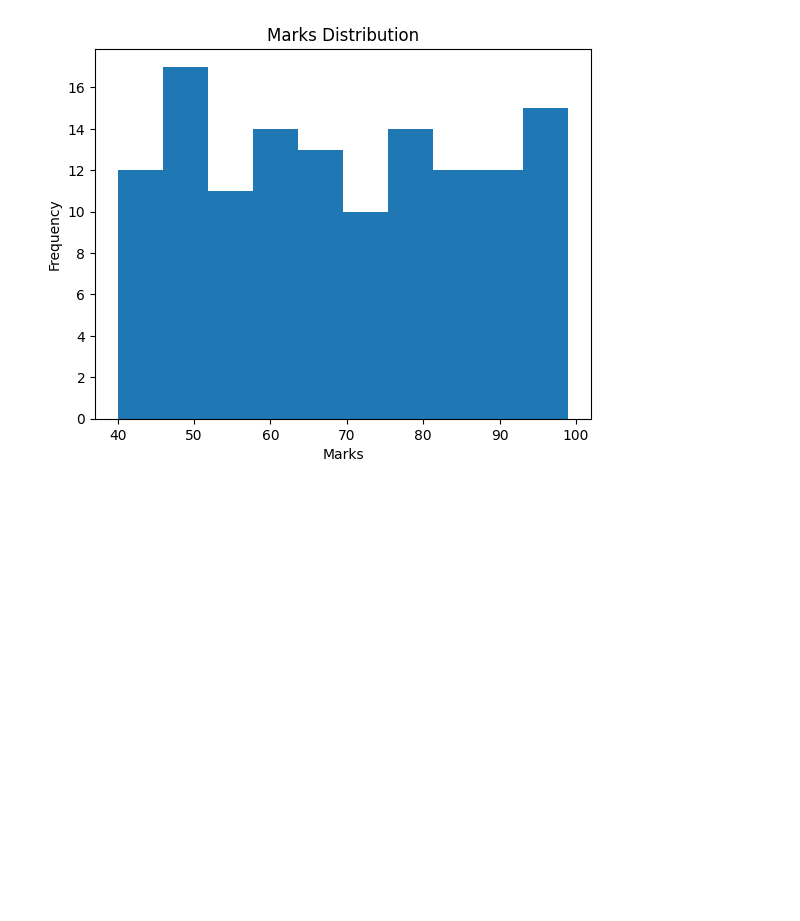
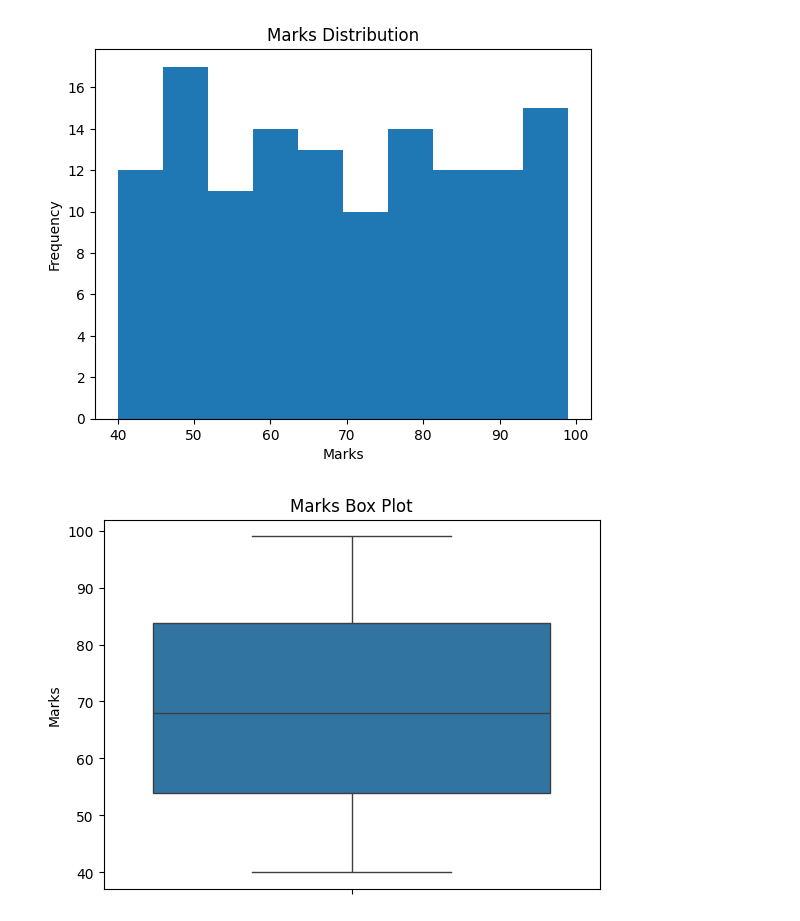
Before and after one commit to sakshi07bhosale/Data-Science, a Jupyter notebook: Exploratory Data Analysis/Day11/practice.ipynb, the cells around one changed output. Drawn from its saved outputs; the diff is of its cells as text; code cells hidden in the pictures; blank space fills up the shorter version.

Commit message:
Box Plot (Outliers Detection)

```diff
--- a/Exploratory Data Analysis/Day11/practice.ipynb
+++ b/Exploratory Data Analysis/Day11/practice.ipynb
@@ -68,3 +68,10 @@ plt.ylabel("Frequency")
 plt.show()
 # %% [output]
 [figure]
+# %%
+#Box Plot (Outliers Detection)
+sns.boxplot(y=df["Marks"])
+plt.title("Marks Box Plot")
+plt.show()
+# %% [output]
+[figure, added]
```
